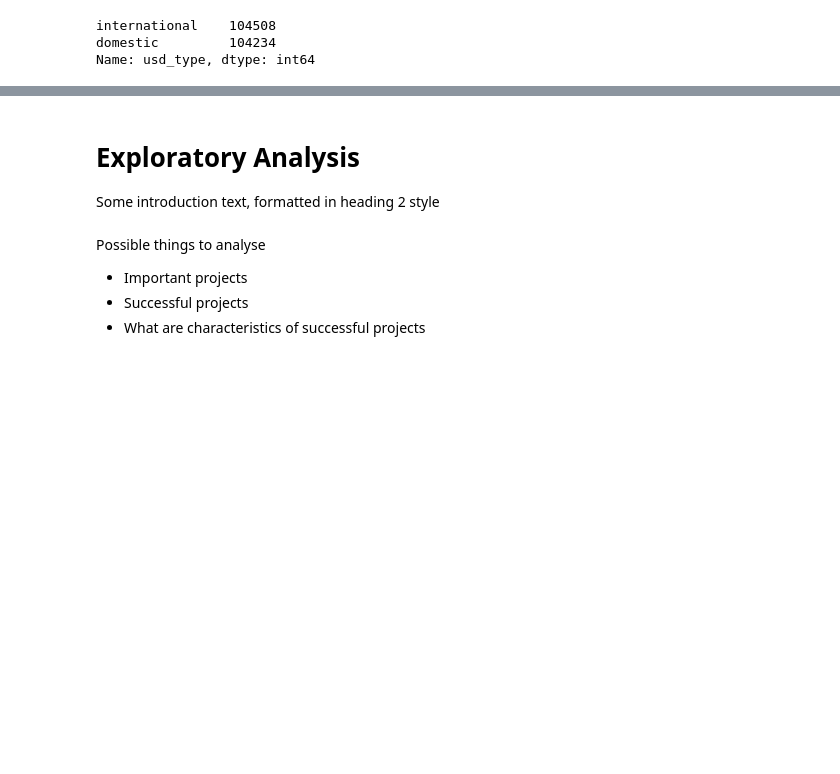
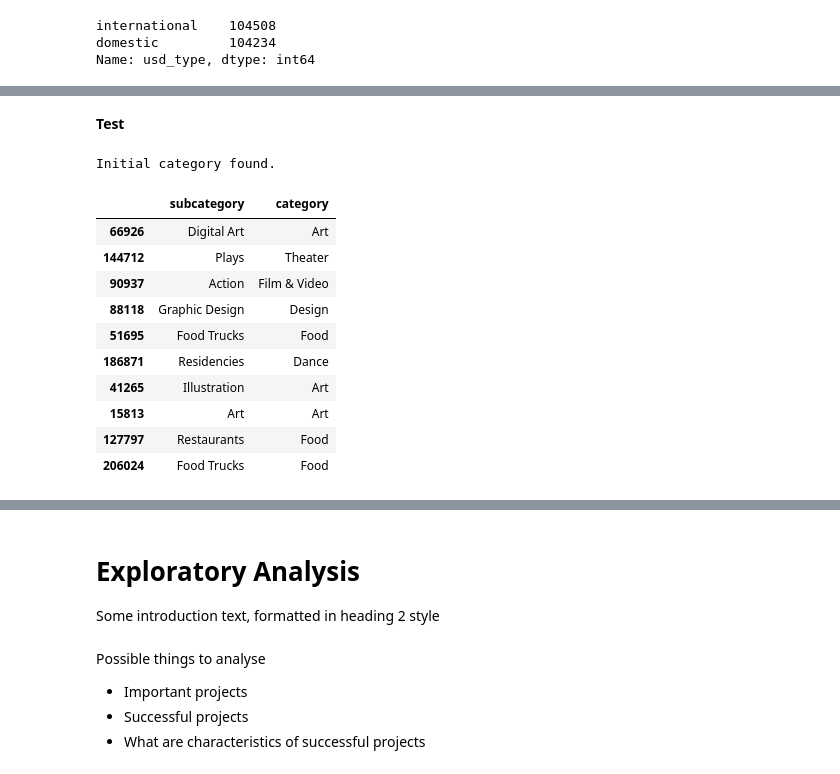
Before and after one commit to faymarie/crowdfunding-analysis, a Jupyter notebook: crowdfunding-analysis.ipynb, the cells around one changed output, grey strips where cells are left out. Saved outputs shown, nothing was run; the diff lists cells and outputs as text; code cells hidden in the pictures; blank space fills up the shorter version.

```diff
--- a/crowdfunding-analysis.ipynb
+++ b/crowdfunding-analysis.ipynb
@@ -470,0 +497,3 @@ Some introduction text, formatted in heading 2 style
+# %%
+# Create copy of data frame
+kickstarter_clean = kickstarter.copy()
@@ -470,0 +508,41 @@ Some introduction text, formatted in heading 2 style
+# %%
+# Rename category
+kickstarter_clean.rename(index=str, columns={"category": "initial_category"}, inplace=True)
+
+# convert string to dictionary
+categories = [json.loads(kickstarter_clean.iloc[int(i)]['initial_category']) for i in kickstarter_clean.index ]
+
+# extract category and subcategory
+kickstarter_clean['subcategory'] = [category['name'] for category in categories]
+kickstarter_clean['category'] = [category['slug'] for category in categories]
+
+# Extract parent category from s
+kickstarter_clean['category'] = kickstarter_clean['category'].str.extract(r'(?P<category>^[a-zA-Z0-9 & _-]+)', expand=True)
+
+# Capitalize category
+kickstarter_clean['category'] = kickstarter_clean['category'].str.title()
+# %% [markdown]
+**Test**
+# %%
+# category was renamed to initital category
+if 'initial_category' in kickstarter_clean.columns:
+    print("Initial category found.")
+else:
+    print("Initial category NOT found.")
+# %% [output]
+Initial category found.
+# %%
+# We should have two additional columns: category name and subcategory
+kickstarter_clean[['subcategory', 'category']].sample(10)
+# %% [output]
+|  | subcategory | category |
+| 66926 | Digital Art | Art |
+| 144712 | Plays | Theater |
+| 90937 | Action | Film & Video |
+| 88118 | Graphic Design | Design |
+| 51695 | Food Trucks | Food |
+| 186871 | Residencies | Dance |
+| 41265 | Illustration | Art |
+| 15813 | Art | Art |
+| 127797 | Restaurants | Food |
+| 206024 | Food Trucks | Food |
```
Also changed, not shown: parts of 9 cells of this notebook.
